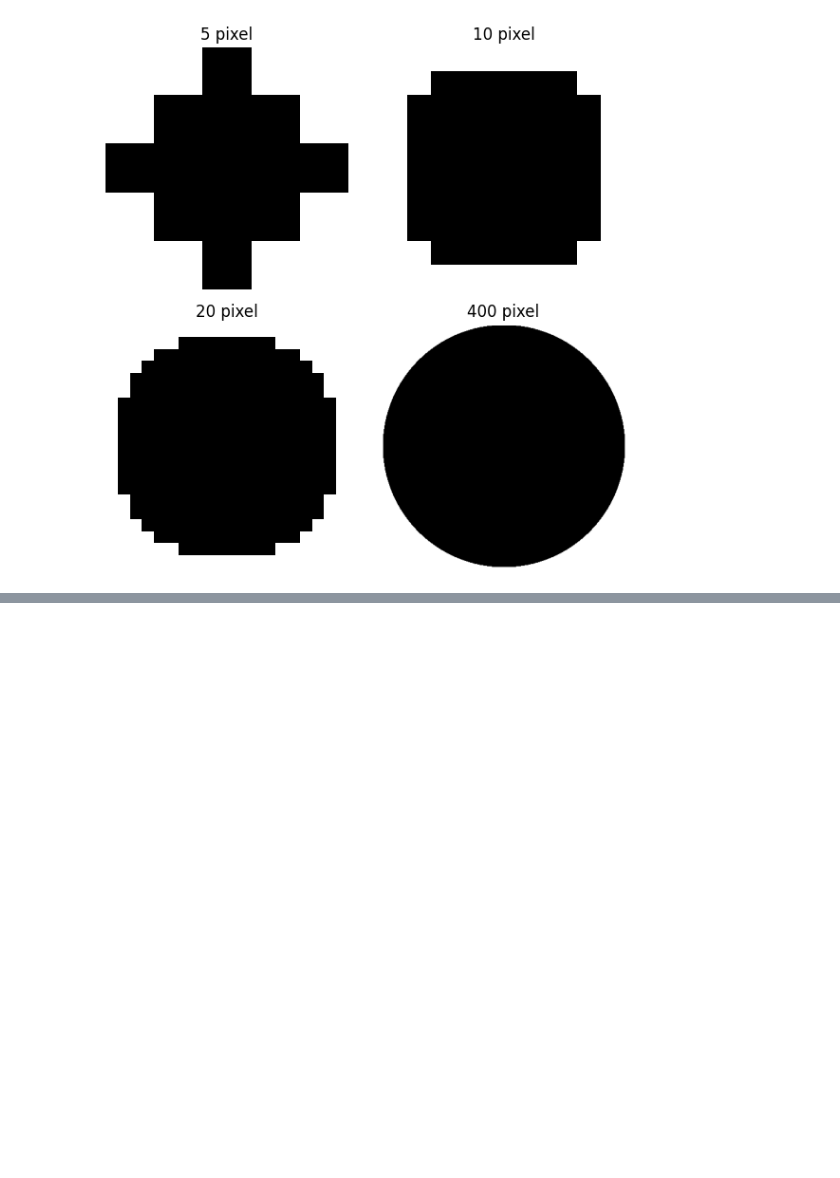
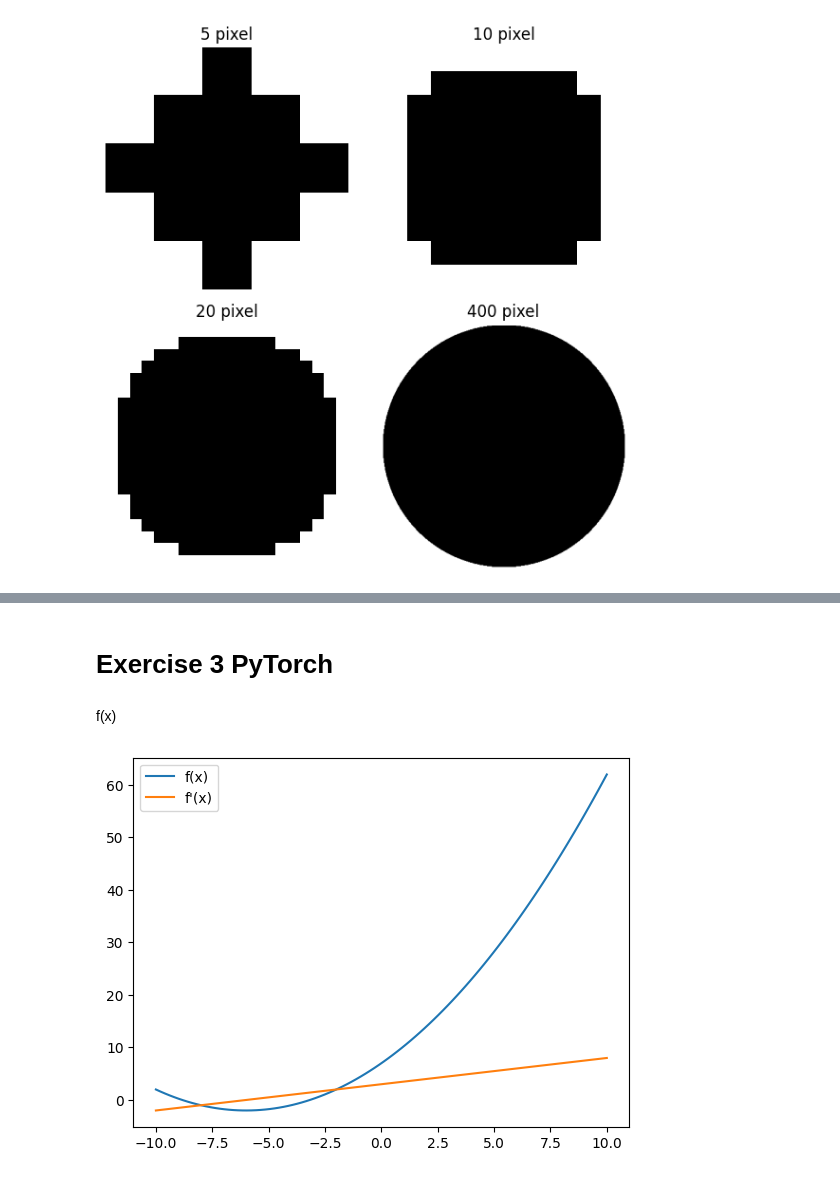
Before and after one commit to nicobrauchtgit/mlsec, a Jupyter notebook: 02 Ex/ex02.ipynb, the cells around one changed output, grey strips where cells are left out. Saved outputs shown, nothing was run; the diff lists cells and outputs as text; code cells hidden in the pictures; blank space fills up the shorter version.

```diff
--- a/02 Ex/ex02.ipynb
+++ b/02 Ex/ex02.ipynb
@@ -90,0 +128,20 @@ plt.show()
+# %% [markdown]
+# Exercise 3 PyTorch
+# %% [markdown]
+f(x)
+# %%
+def f(x):
+    return (0.5 * x + 3) ** 2 - 2
+
+x = torch.linspace(-10, 10, 100, requires_grad=True)
+y = f(x)
+
+y.sum().backward()
+
+# The derivative is now in X.grad
+plt.plot(x.detach().numpy(), y.detach().numpy(), label='f(x)')
+plt.plot(x.detach().numpy(), x.grad.numpy(), label="f'(x)")
+plt.legend()
+plt.show()
+# %% [output]
+[figure, added]
```
Also changed, not shown: parts of 11 cells of this notebook.
